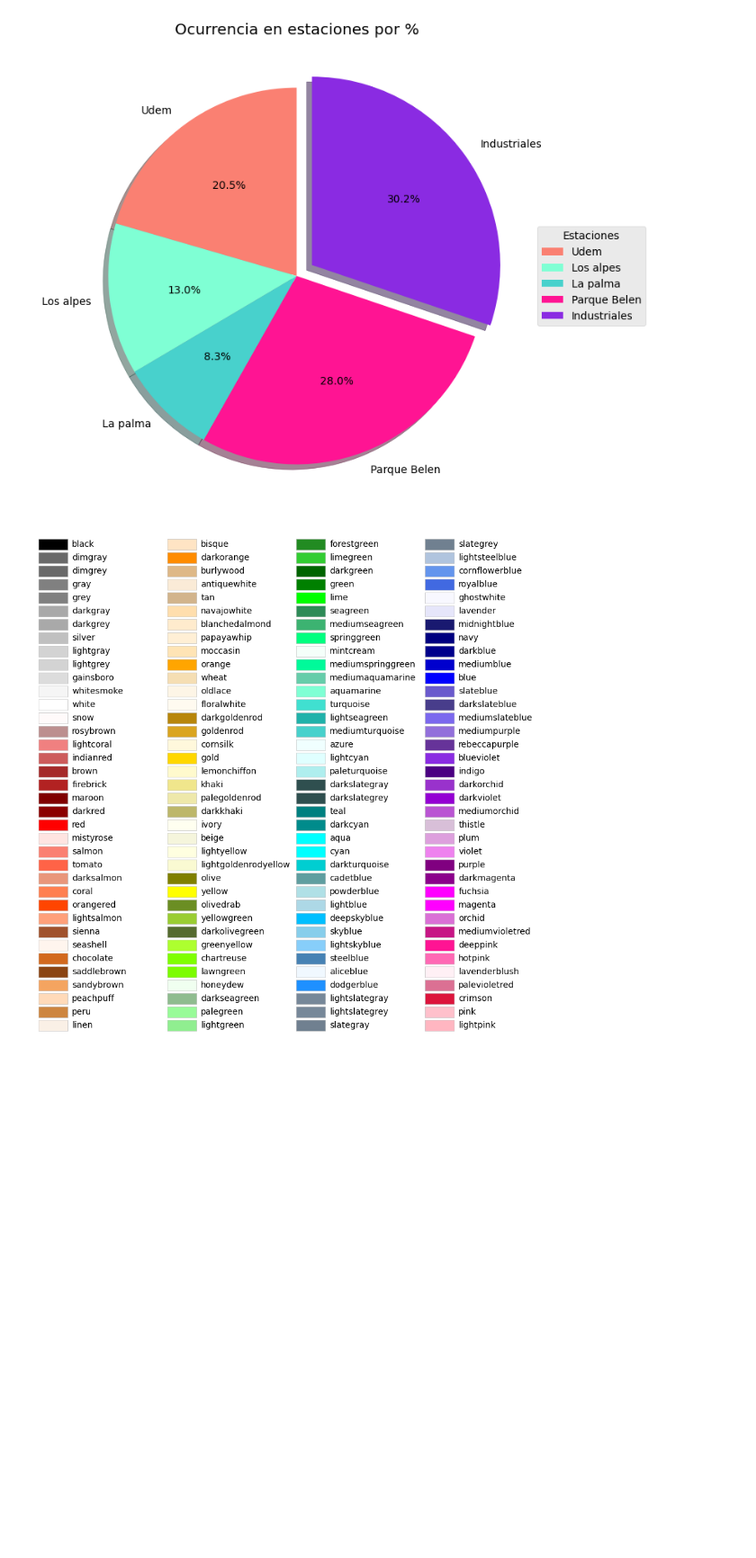
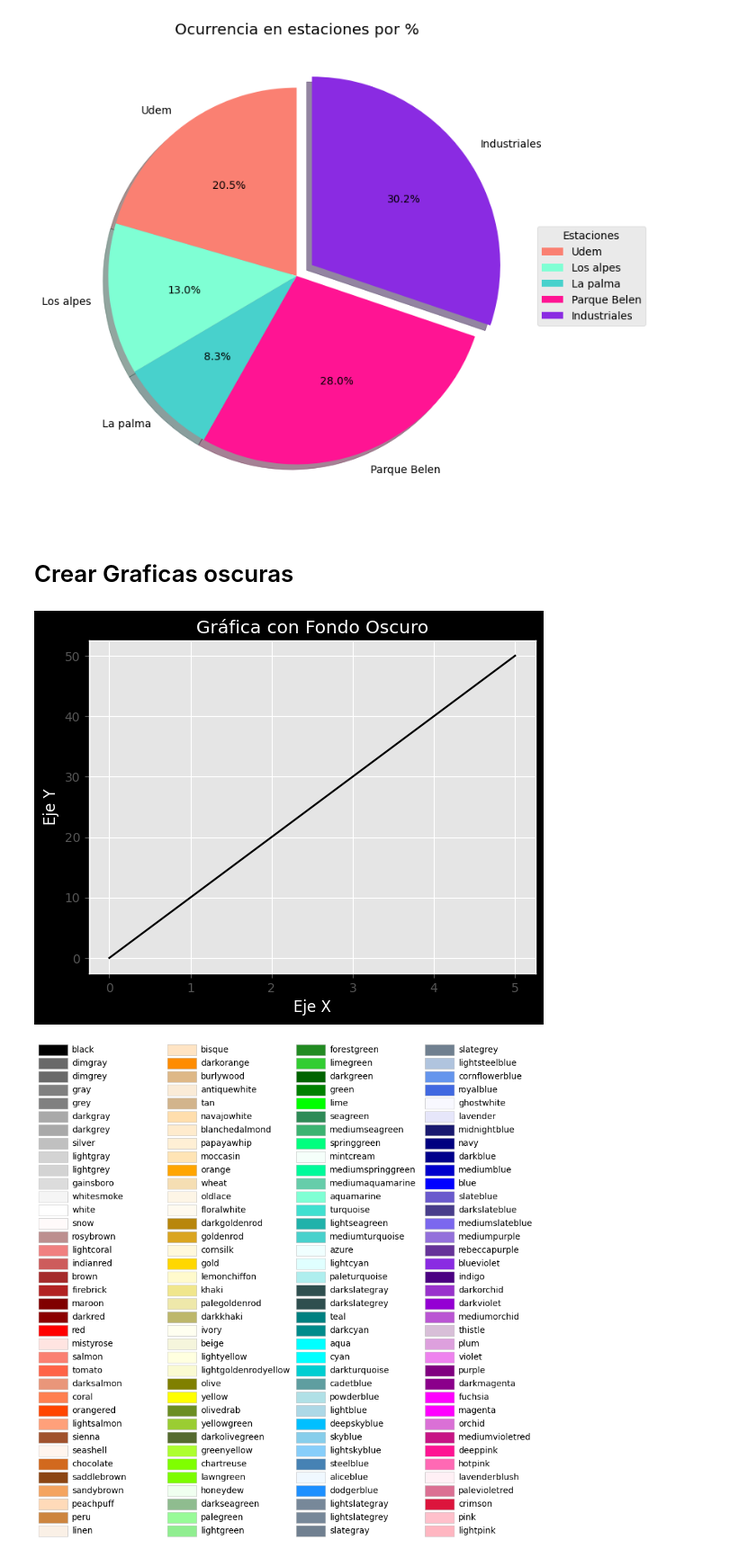
Before and after one commit to CrisHzz/Ciencia-De-Datos-Y-Aprendizaje-Automatico, a Jupyter notebook: Ciencia de datos y Aprendizaje Automatico/Matplotlib/matplotlib.ipynb, the cells around one changed output. Shown at 90% size. Cells and saved outputs as stored; diff of their text form; code cells hidden in the pictures; blank space fills up the shorter version.

```diff
--- a/Ciencia de datos y Aprendizaje Automatico/Matplotlib/matplotlib.ipynb
+++ b/Ciencia de datos y Aprendizaje Automatico/Matplotlib/matplotlib.ipynb
@@ -147,6 +148,29 @@ ax.legend(wedges, stations, title="Estaciones", loc="center left", bbox_to_ancho
 plt.show()
 # %% [output]
 [figure]
+# %% [markdown]
+# Crear Graficas oscuras
+# %%
+import matplotlib.pyplot as plt
+
+# Crear una figura
+fig, ax = plt.subplots()
+
+# Configurar el color de fondo de la figura
+fig.set_facecolor('black')
+
+# Crear tu gráfica (reemplaza esto con tus datos)
+ax.plot(time_Data, velocity_Data, color='black')  # Cambia 'x' e 'y' por tus datos
+
+# Personalizar etiquetas, títulos, etc.
+ax.set_xlabel('Eje X', color='white')
+ax.set_ylabel('Eje Y', color='white')
+ax.set_title('Gráfica con Fondo Oscuro', color='white')
+
+# Mostrar la gráfica
+plt.show()
+# %% [output]
+[figure, added]
 # %%
 #TODOS LOS COLORES DE MATPLOTLIB
 
```
Also changed, not shown: parts of 5 cells of this notebook, 10 other files.
